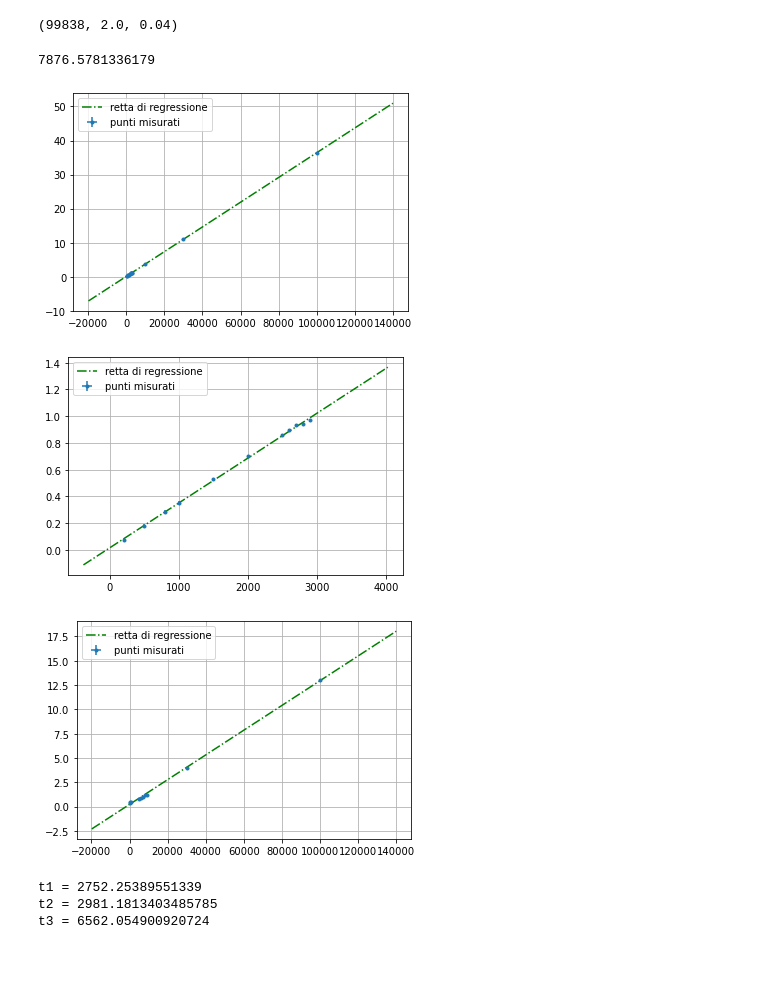
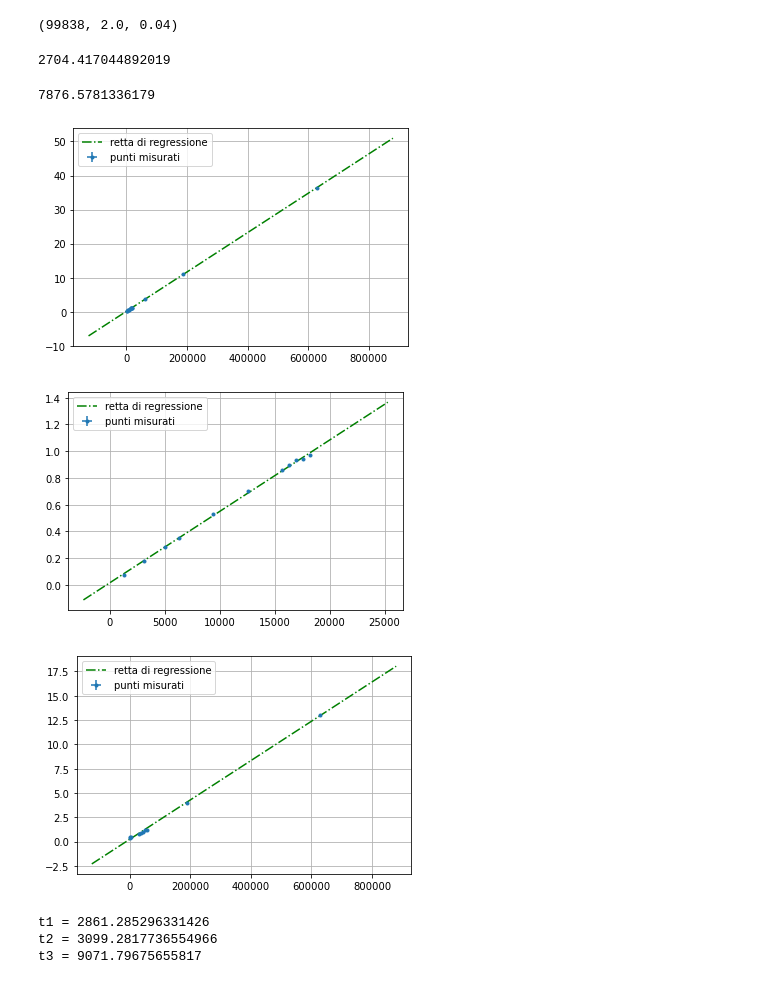
Before and after one commit to Kevin222-hub/Lab_reports, a Jupyter notebook: Elettro_2/Main.ipynb, the cells around one changed output. Drawn from its saved outputs; the diff is of its cells as text; code cells hidden in the pictures.

```diff
--- a/Elettro_2/Main.ipynb
+++ b/Elettro_2/Main.ipynb
@@ -34,10 +34,13 @@ V01 = 2.04
 V02 = 2.04
 V03 = 2.04
 
-err = 0.01
-sd_y = np.asarray([err,err,err,err,err,err,err,err,err,err,err,err,err,err])
+err = 0.001
+sd_y  = np.asarray([err,err,err,err,err,err,err,err,err,err,err,err,err,err])
 sd_y2 = np.asarray([err,err,err,err,err,err,err,err,err,err,err])
 sd_y3 = np.asarray([err,err,err,err,err,err,err,err,err,err])
+f0
+# %% [output]
+2704.417044892019
 # %%
 # Parte 3
 L = 10*m
@@ -55,33 +58,33 @@ D3 = pd.read_csv('Data_3.csv').T.to_numpy()
 # %%
 omega1 = D1[0]
 V1 = D1[1]
 Y1 = np.sqrt( np.power( V01/V1, 2) -1)
-Fit1 = my.my_lin_fit( omega1, Y1, sd_y, verbose=False,plot=True,err=False)
+Fit1 = my.my_lin_fit( omega1*2*pi, Y1, sd_y, verbose=False,plot=True,err=False)
 # %% [output]
-[figure, old version]
+[figure, new version]
 # %%
 omega2 = D2[0]
 V2 = D2[1]
 Y2 = 1/np.sqrt( np.power( V02/V2, 2) -1)
-Fit2 = my.my_lin_fit( omega2, Y2, sd_y2, verbose=False,plot=True,err=False)
+Fit2 = my.my_lin_fit( omega2*2*pi, Y2, sd_y2, verbose=False,plot=True,err=False)
 # %% [output]
-[figure, old version]
+[figure, new version]
 # %%
 omega3 = D3[0]
 V3 = D3[1]
 Y3 = np.sqrt( np.power( (V03/V3)*(Rb/(Rb+Rl)), 2) -1)
-Fit3 = my.my_lin_fit( omega3, Y3, sd_y3, verbose=False,plot=True,err=False)
+Fit3 = my.my_lin_fit( omega3*2*pi, Y3, sd_y3, verbose=False,plot=True,err=False)
 # %% [output]
-[figure, old version]
+[figure, new version]
 # %%
 #Fit =[ m, sigma_m, c, sigma_c, cov]
-taglio1 = 1/Fit1[0]
-taglio2 = 1/Fit2[0]
-taglio3 = np.sqrt( 2*(Rb/(Rb+Rl))**2 - 1 )/Fit3[0]
+taglio1 = np.sqrt( 2*(V01/V1[0])**2 - 1 )/Fit1[0]/(2*pi)
+taglio2 = np.sqrt( 2*(V02/2.00)**2 - 1 )/Fit2[0]/(2*pi) #2.00 = V[13] eliminato
+taglio3 = np.sqrt( 2*((V03/V3[0])*(Rb/(Rb+Rl)))**2 - 1 )/Fit3[0]/(2*pi)
 print("t1 =",taglio1)
 print("t2 =",taglio2)
 print("t3 =",taglio3)
 # %% [output]
-t1 = 2752.25389551339
-t2 = 2981.1813403485785
-t3 = 6562.054900920724
+t1 = 2861.285296331426
+t2 = 3099.2817736554966
+t3 = 9071.79675655817
```
Also changed, not shown: parts of 5 cells of this notebook.
